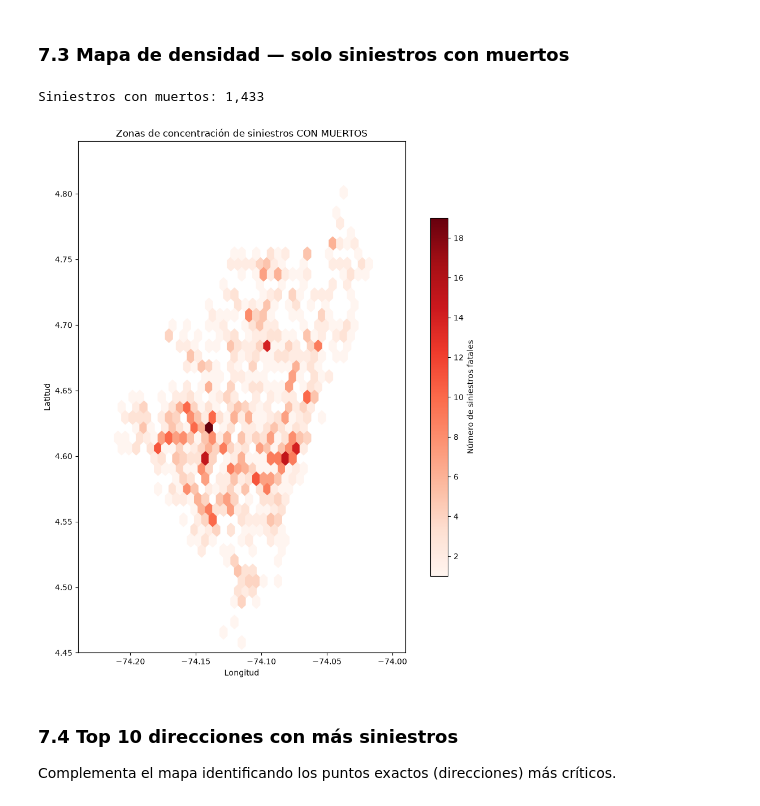
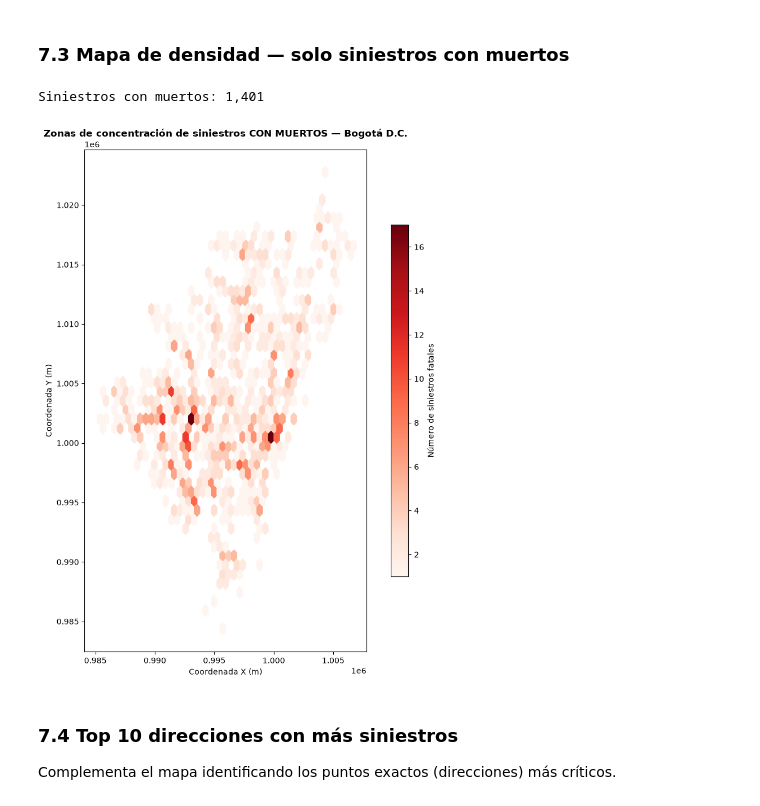
Before and after one commit to BryHerNi21/TT, a Jupyter notebook: EDA2_Siniestros_Viales_Bogota_peatones_indices_ajustados.ipynb, the cells around one changed output. Saved outputs shown, nothing was run; the diff lists cells and outputs as text; code cells hidden in the pictures.

Commit message:
Agrega EDA2 de peatones con índices ajustados y actualiza cuadernos de EDA

```diff
--- a/EDA2_Siniestros_Viales_Bogota_peatones_indices_ajustados.ipynb
+++ b/EDA2_Siniestros_Viales_Bogota_peatones_indices_ajustados.ipynb
@@ -779,0 +830,4 @@ resumen_nulos[resumen_nulos['n_nulos'] > 0]
+# %%
+# 2. Asignar las medias a las filas según la columna 'SEXO'
+df['EDAD'] = df['EDAD'].fillna(df['SEXO'].map(media_edad_sexo))
+print("Cantidad de nulos luego de la imputacion: ", df['EDAD'].isna().sum())
@@ -947,23 +1062,15 @@ plt.show()
 # %% [markdown]
 ### 6.3 Siniestros por localidad
 # %%
-import matplotlib.pyplot as plt
-
-# 1. Decodificar la localidad agregando la nueva columna 'LOCALIDAD_DESC' al DataFrame 'df'
-df = decodificar(df, 'SINIESTROS', 'CODIGO_LOCALIDAD', 'LOCALIDAD_DESC')
-
-# 2. Manejar posibles nulos si hay códigos no mapeados
-df['LOCALIDAD_DESC'] = df['LOCALIDAD_DESC'].fillna('Sin Información')
-
-# 3. Graficar usando 'df'
+# 3. Grafica
 fig, ax = plt.subplots(figsize=(9, 7))
 ax.set_axisbelow(True)
 ax.grid(axis='x', linestyle='--', alpha=0.6)
 
-conteos = df['LOCALIDAD_DESC'].value_counts().sort_values()
+conteos = df['LOCALIDAD'].value_counts().sort_values()
 bars = conteos.plot(kind='barh', ax=ax, color='steelblue', edgecolor='black', alpha=0.85)
 
-# 4. Anotar el conteo exacto al final de cada barra
+# 4. Conteo
 for bar in ax.patches:
     width = bar.get_width()
     if width > 0:
@@ -1251,25 +1411,39 @@ plt.show()
 # %% [markdown]
 ### 7.3 Mapa de densidad — solo siniestros con muertos
 # %%
-fatales = df[df['ESTADO'] == 'MUERTO']
+# 1. Filtrar registros fatales sin el punto atípico en Y
+fatales = df[(df['ESTADO'] == 'MUERTO') & (df.geometry.y >= 980000)].copy()
 print(f"Siniestros con muertos: {len(fatales):,}")
 
+# 2. Configurar la figura
 fig, ax = plt.subplots(figsize=(9, 10))
-hb = ax.hexbin(fatales['LONGITUD'], fatales['LATITUD'], gridsize=45, cmap='Reds', mincnt=1,
-               extent=(LON_MIN, LON_MAX, LAT_MIN, LAT_MAX))
-ax.set_title('Zonas de concentración de siniestros CON MUERTOS')
-ax.set_xlabel('Longitud')
-ax.set_ylabel('Latitud')
-ax.set_xlim(LON_MIN, LON_MAX)
-ax.set_ylim(LAT_MIN, LAT_MAX)
+
+# Extraer X e Y directamente de la columna geometry
+x = fatales.geometry.x
+y = fatales.geometry.y
+
+# 3. Generar el mapa Hexbin
+hb = ax.hexbin(
+    x, y,
+    gridsize=45,
+    cmap='Reds',
+    mincnt=1
+)
+
+# 4. Formato de etiquetas y barra de color
+ax.set_title('Zonas de concentración de siniestros CON MUERTOS — Bogotá D.C.', fontsize=12, fontweight='bold')
+ax.set_xlabel('Coordenada X (m)')
+ax.set_ylabel('Coordenada Y (m)')
 ax.set_aspect('equal')
+
 cb = fig.colorbar(hb, ax=ax, shrink=0.7)
 cb.set_label('Número de siniestros fatales')
+
 plt.tight_layout()
 plt.show()
 # %% [output]
-Siniestros con muertos: 1,433
+Siniestros con muertos: 1,401
-[figure, old version]
+[figure, new version]
 # %% [markdown]
 ### 7.4 Top 10 direcciones con más siniestros
 
```
Also changed, not shown: parts of 38 cells of this notebook, 8 other files.
